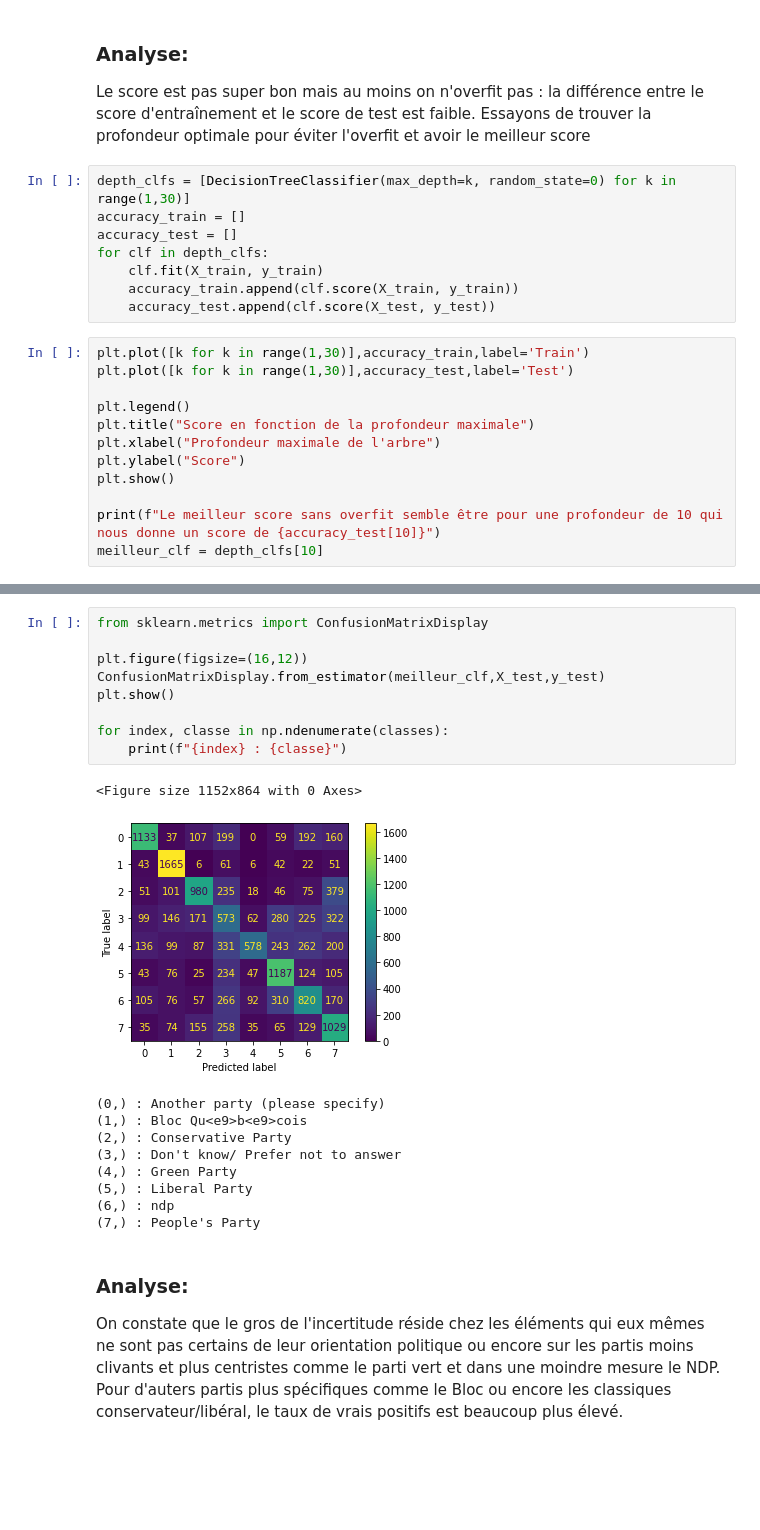
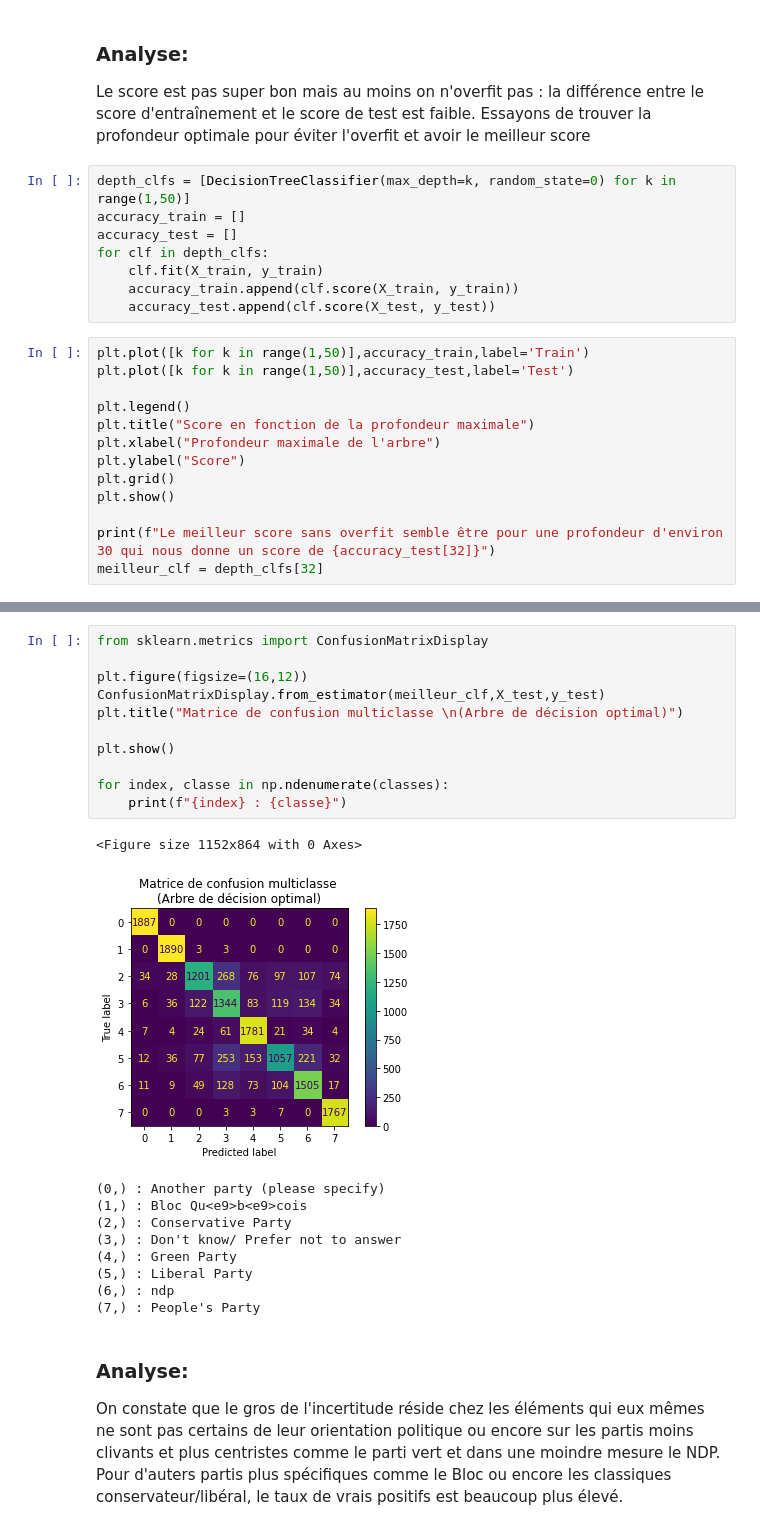
Before and after one commit to n0aaz/Projet_GLO-7027, a Jupyter notebook: decisionTrees.ipynb, the cells around one changed output, grey strips where cells are left out. Drawn from its saved outputs; the diff is of its cells as text; blank space fills up the shorter version.

Commit message:
Corrections + Meilleurs graphiques

```diff
--- a/decisionTrees.ipynb
+++ b/decisionTrees.ipynb
@@ -54,7 +54,7 @@ Train score with criterion gini index: 0.3999
 Le score est pas super bon mais au moins on n'overfit pas : la différence entre le score d'entraînement et le score de test est faible.
 Essayons de trouver la profondeur optimale pour éviter l'overfit et avoir le meilleur score
 # %%
-depth_clfs = [DecisionTreeClassifier(max_depth=k, random_state=0) for k in range(1,30)]
+depth_clfs = [DecisionTreeClassifier(max_depth=k, random_state=0) for k in range(1,50)]
 accuracy_train = []
 accuracy_test = []
 for clf in depth_clfs:
@@ -62,15 +62,16 @@ for clf in depth_clfs:
     accuracy_train.append(clf.score(X_train, y_train))
     accuracy_test.append(clf.score(X_test, y_test))
 # %%
-plt.plot([k for k in range(1,30)],accuracy_train,label='Train')
-plt.plot([k for k in range(1,30)],accuracy_test,label='Test')
+plt.plot([k for k in range(1,50)],accuracy_train,label='Train')
+plt.plot([k for k in range(1,50)],accuracy_test,label='Test')
 
 plt.legend()
 plt.title("Score en fonction de la profondeur maximale")
 plt.xlabel("Profondeur maximale de l'arbre")
 plt.ylabel("Score")
+plt.grid()
 plt.show()
 
-print(f"Le meilleur score sans overfit semble être pour une profondeur de 10 qui nous donne un score de {accuracy_test[10]}")
-meilleur_clf = depth_clfs[10]
+print(f"Le meilleur score sans overfit semble être pour une profondeur d'environ 30 qui nous donne un score de {accuracy_test[32]}")
+meilleur_clf = depth_clfs[32]
 # %% [output]
@@ -85,15 +86,17 @@ Essayons maintenant de jeter un oeil à notre matrice de confusion:
 # %%
 from sklearn.metrics import ConfusionMatrixDisplay
 
 plt.figure(figsize=(16,12))
 ConfusionMatrixDisplay.from_estimator(meilleur_clf,X_test,y_test)
+plt.title("Matrice de confusion multiclasse \n(Arbre de décision optimal)")
+
 plt.show()
 
 for index, classe in np.ndenumerate(classes):
     print(f"{index} : {classe}")
 # %% [output]
 <Figure size 1152x864 with 0 Axes>
-[figure, old version]
+[figure, new version]
 (0,) : Another party (please specify)
 (1,) : Bloc Qu<e9>b<e9>cois
 (2,) : Conservative Party
```
Also changed, not shown: parts of 7 cells of this notebook.
